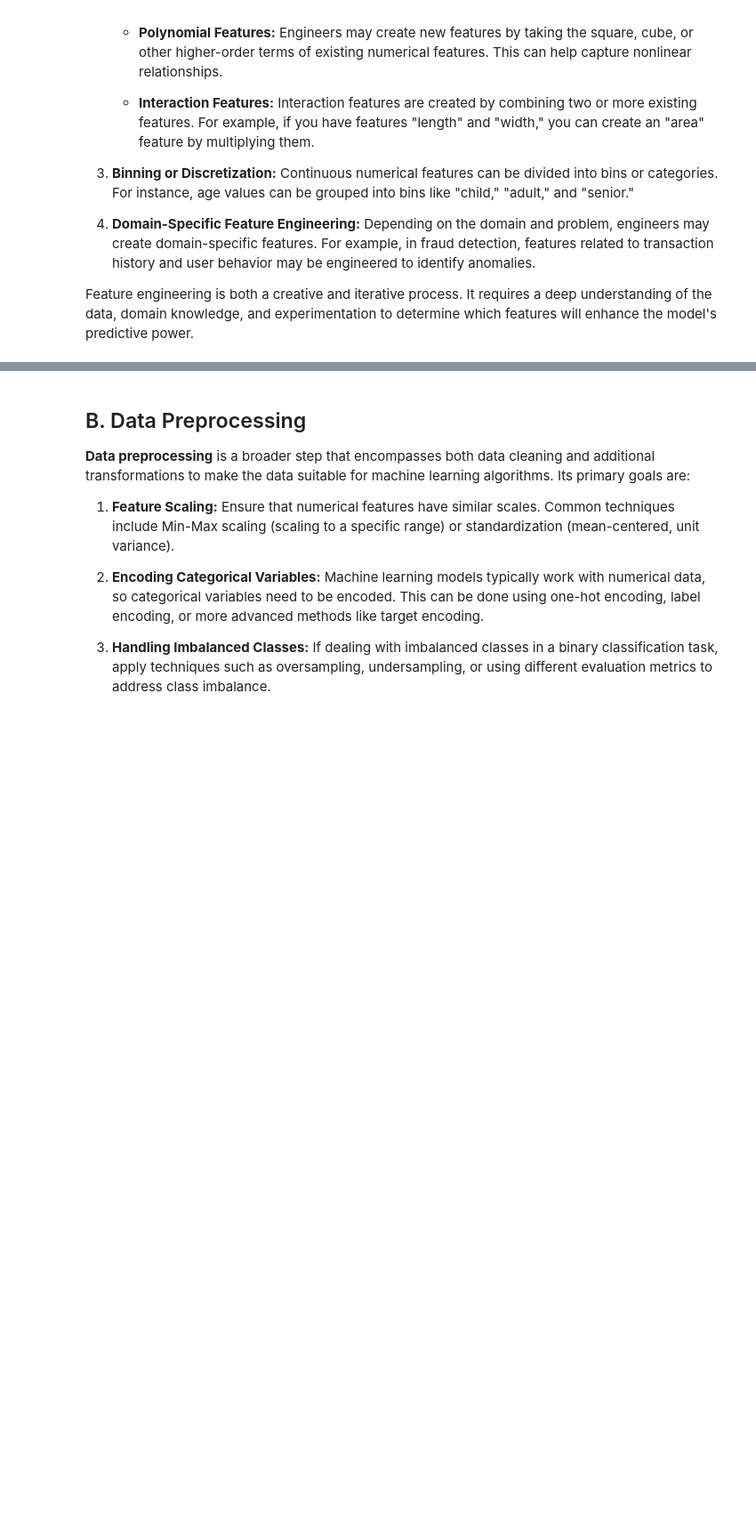
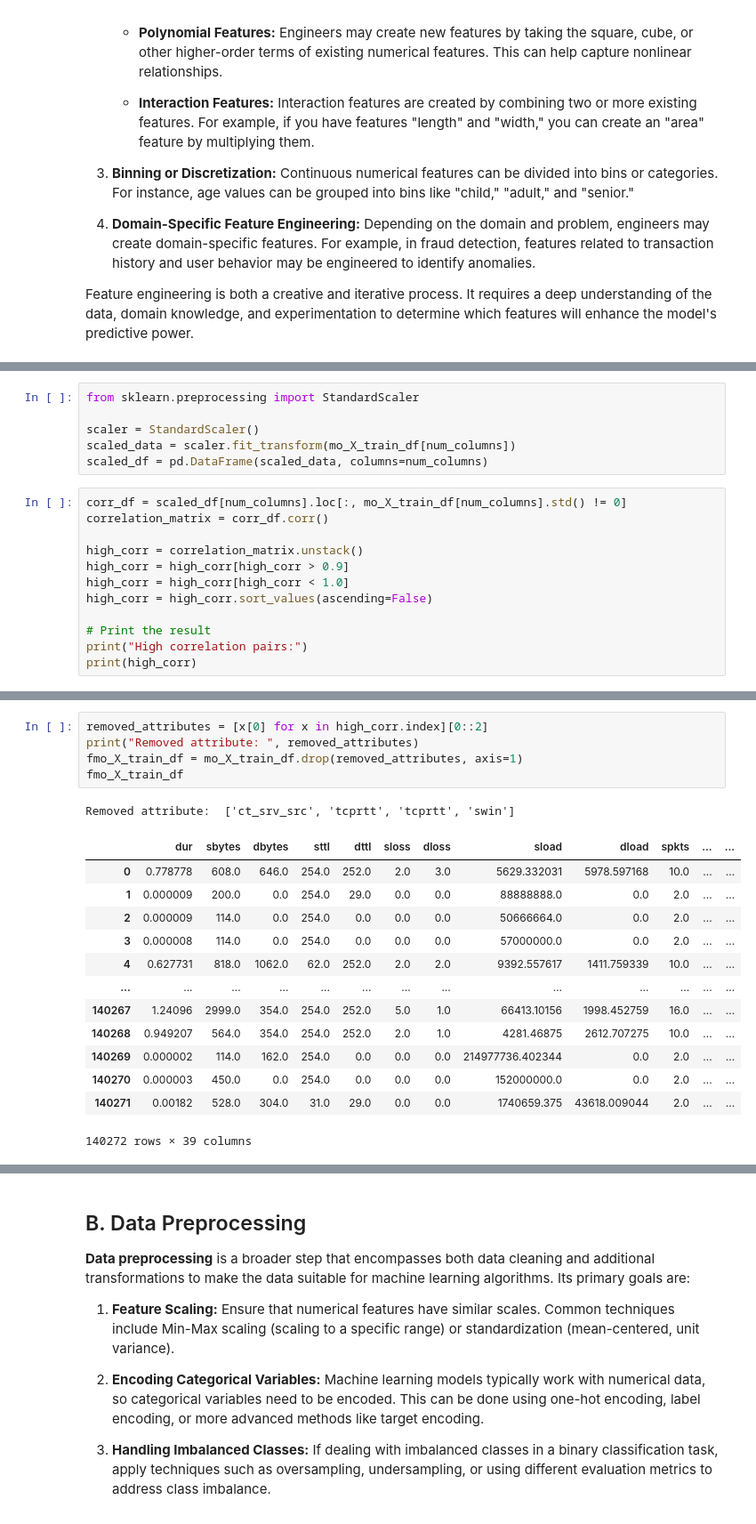
Before and after one commit to b33rk/Tubes2-AI, a Jupyter notebook: IF3170 Artificial Intelligence _ Tugas Besar 2 Notebook Template.ipynb, the cells around one changed output, grey strips where cells are left out. Shown at 89% size. Drawn from its saved outputs; the diff is of its cells as text; blank space fills up the shorter version.

```diff
--- a/IF3170 Artificial Intelligence _ Tugas Besar 2 Notebook Template.ipynb
+++ b/IF3170 Artificial Intelligence _ Tugas Besar 2 Notebook Template.ipynb
@@ -192,0 +371,18 @@ Feature engineering is both a creative and iterative process. It requires a deep
+# %%
+from sklearn.preprocessing import StandardScaler
+
+scaler = StandardScaler()
+scaled_data = scaler.fit_transform(mo_X_train_df[num_columns])
+scaled_df = pd.DataFrame(scaled_data, columns=num_columns)
+# %%
+corr_df = scaled_df[num_columns].loc[:, mo_X_train_df[num_columns].std() != 0]
+correlation_matrix = corr_df.corr()
+
+high_corr = correlation_matrix.unstack()
+high_corr = high_corr[high_corr > 0.9]
+high_corr = high_corr[high_corr < 1.0]
+high_corr = high_corr.sort_values(ascending=False)
+
+# Print the result
+print("High correlation pairs:")
+print(high_corr)
@@ -192,0 +400,20 @@ Feature engineering is both a creative and iterative process. It requires a deep
+# %%
+removed_attributes = [x[0] for x in high_corr.index][0::2]
+print("Removed attribute: ", removed_attributes)
+fmo_X_train_df = mo_X_train_df.drop(removed_attributes, axis=1)
+fmo_X_train_df
+# %% [output]
+Removed attribute:  ['ct_srv_src', 'tcprtt', 'tcprtt', 'swin']
+|  | dur | sbytes | dbytes | sttl | dttl | sloss | dloss | sload | dload | spkts | ... | ... |
+| 0 | 0.778778 | 608.0 | 646.0 | 254.0 | 252.0 | 2.0 | 3.0 | 5629.332031 | 5978.597168 | 10.0 | ... | ... |
+| 1 | 0.000009 | 200.0 | 0.0 | 254.0 | 29.0 | 0.0 | 0.0 | 88888888.0 | 0.0 | 2.0 | ... | ... |
+| 2 | 0.000009 | 114.0 | 0.0 | 254.0 | 0.0 | 0.0 | 0.0 | 50666664.0 | 0.0 | 2.0 | ... | ... |
+| 3 | 0.000008 | 114.0 | 0.0 | 254.0 | 0.0 | 0.0 | 0.0 | 57000000.0 | 0.0 | 2.0 | ... | ... |
+| 4 | 0.627731 | 818.0 | 1062.0 | 62.0 | 252.0 | 2.0 | 2.0 | 9392.557617 | 1411.759339 | 10.0 | ... | ... |
+| ... | ... | ... | ... | ... | ... | ... | ... | ... | ... | ... | ... | ... |
+| 140267 | 1.24096 | 2999.0 | 354.0 | 254.0 | 252.0 | 5.0 | 1.0 | 66413.10156 | 1998.452759 | 16.0 | ... | ... |
+| 140268 | 0.949207 | 564.0 | 354.0 | 254.0 | 252.0 | 2.0 | 1.0 | 4281.46875 | 2612.707275 | 10.0 | ... | ... |
+| 140269 | 0.000002 | 114.0 | 162.0 | 254.0 | 0.0 | 0.0 | 0.0 | 214977736.402344 | 0.0 | 2.0 | ... | ... |
+| 140270 | 0.000003 | 450.0 | 0.0 | 254.0 | 0.0 | 0.0 | 0.0 | 152000000.0 | 0.0 | 2.0 | ... | ... |
+| 140271 | 0.00182 | 528.0 | 304.0 | 31.0 | 29.0 | 0.0 | 0.0 | 1740659.375 | 43618.009044 | 2.0 | ... | ... |
+140272 rows × 39 columns
```
Also changed, not shown: parts of 19 cells of this notebook.
